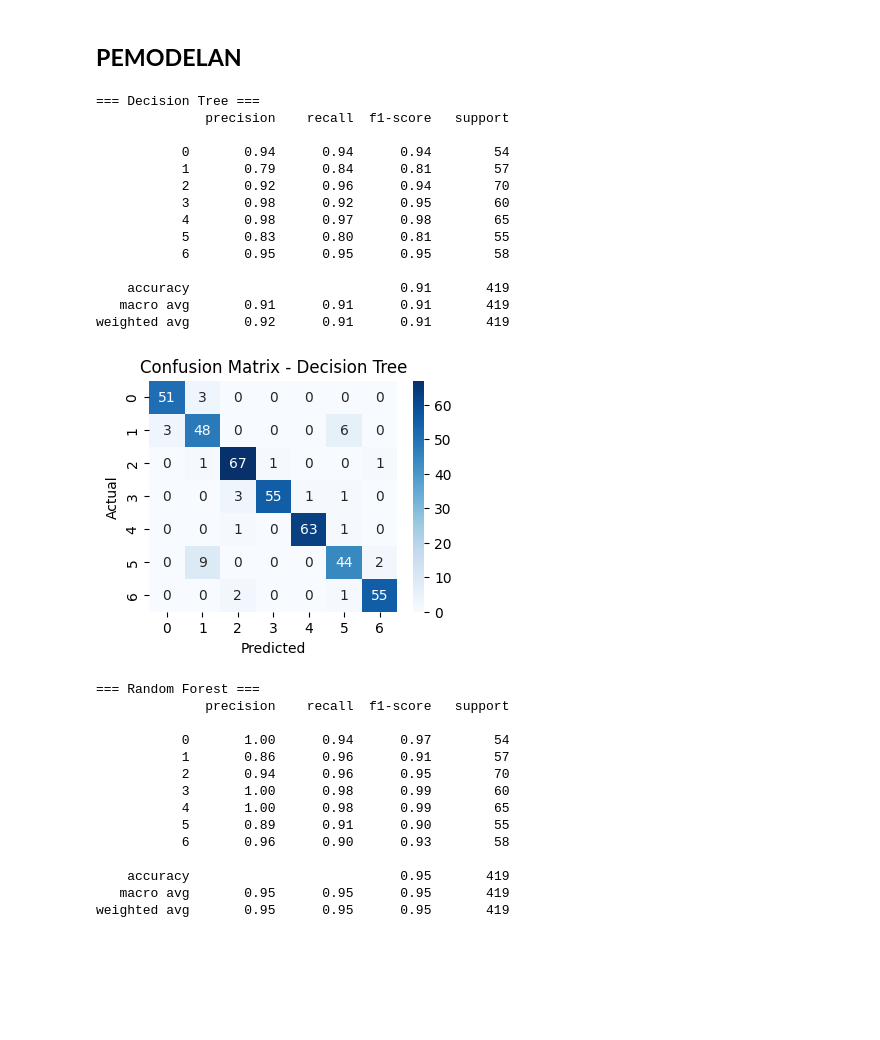
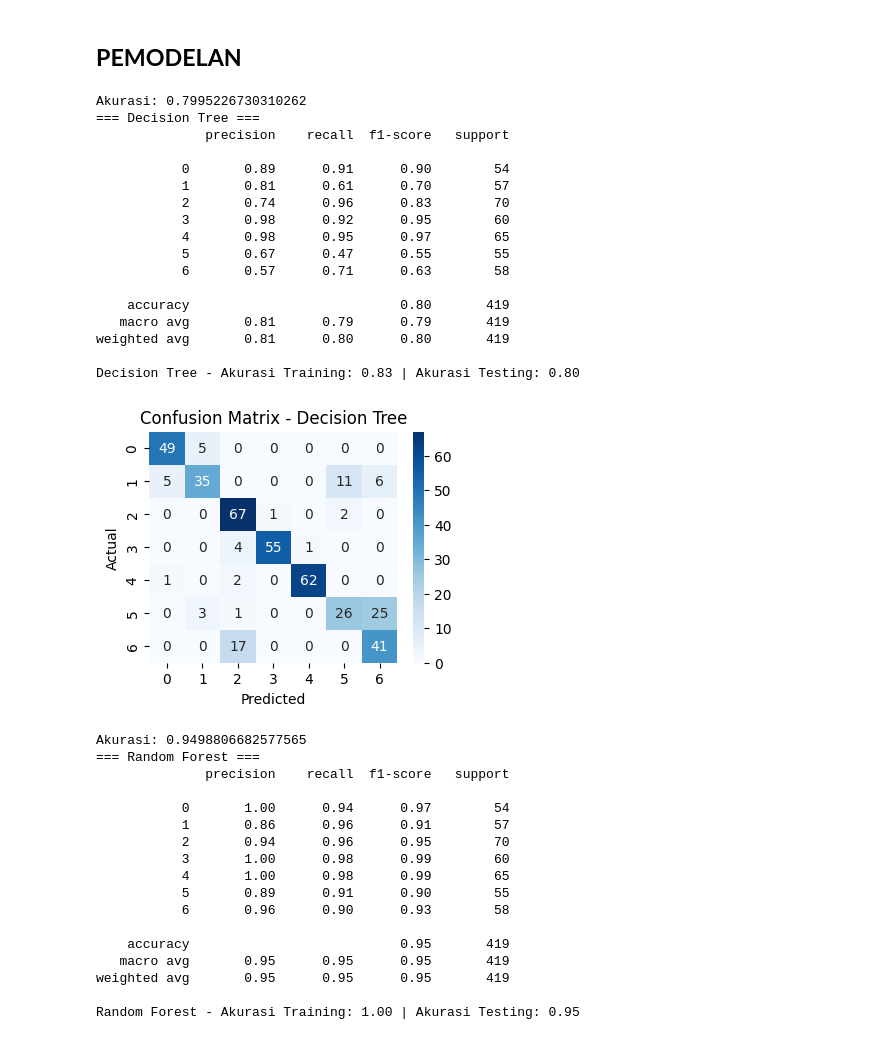
Before and after one commit to ulyazzh/capstone_bengkelkoding, a Jupyter notebook: capstone/capstone3.ipynb, the cells around one changed output. Saved outputs shown, nothing was run; the diff lists cells and outputs as text; code cells hidden in the pictures; blank space fills up the shorter version.

```diff
--- a/capstone/capstone3.ipynb
+++ b/capstone/capstone3.ipynb
@@ -340,7 +340,7 @@ import seaborn as sns
 # %%
 # Inisialisasi model
 models = {
-    "Decision Tree": DecisionTreeClassifier(random_state=42),
+    "Decision Tree": DecisionTreeClassifier(random_state=42, max_depth=5, min_samples_split=10, min_samples_leaf=5),
     "Random Forest": RandomForestClassifier(random_state=42),
     "KNN": KNeighborsClassifier()
 }
@@ -379,48 +379,58 @@ results = {
 for name, model in models.items():
     model.fit(X_train, y_train)
     y_pred = model.predict(X_test)
-
-
 
     # Evaluasi metrik
     acc = accuracy_score(y_test, y_pred)
     prec = precision_score(y_test, y_pred, average='macro', zero_division=0)
     rec = recall_score(y_test, y_pred, average='macro', zero_division=0)
     f1 = f1_score(y_test, y_pred, average='macro', zero_division=0)
 
+    print("Akurasi:", accuracy_score(y_test, y_pred))
     results["Model"].append(name)
     results["Akurasi"].append(acc)
     results["Presisi"].append(prec)
     results["Recall"].append(rec)
     results["F1-Score"].append(f1)
 
     print(f"=== {name} ===")
     print(classification_report(y_test, y_pred, zero_division=0))
 
+    # Misalnya setelah model.fit(X_train, y_train)
+    y_train_pred = model.predict(X_train)
+    train_acc = accuracy_score(y_train, y_train_pred)
+    test_acc = accuracy_score(y_test, y_pred)
+    print(f"{name} - Akurasi Training: {train_acc:.2f} | Akurasi Testing: {test_acc:.2f}")
+
+
         # Confusion Matrix
     cm = confusion_matrix(y_test, y_pred)
     plt.figure(figsize=(4, 3))
     sns.heatmap(cm, annot=True, fmt="d", cmap="Blues")
     plt.title(f'Confusion Matrix - {name}')
     plt.xlabel('Predicted')
     plt.ylabel('Actual')
     plt.show()
 # %% [output]
+Akurasi: 0.7995226730310262
 === Decision Tree ===
               precision    recall  f1-score   support
 
-           0       0.94      0.94      0.94        54
-           1       0.79      0.84      0.81        57
-           2       0.92      0.96      0.94        70
+           0       0.89      0.91      0.90        54
+           1       0.81      0.61      0.70        57
+           2       0.74      0.96      0.83        70
            3       0.98      0.92      0.95        60
-           4       0.98      0.97      0.98        65
-           5       0.83      0.80      0.81        55
-           6       0.95      0.95      0.95        58
+           4       0.98      0.95      0.97        65
+           5       0.67      0.47      0.55        55
+           6       0.57      0.71      0.63        58
 
-    accuracy                           0.91       419
-   macro avg       0.91      0.91      0.91       419
-weighted avg       0.92      0.91      0.91       419
+    accuracy                           0.80       419
+   macro avg       0.81      0.79      0.79       419
+weighted avg       0.81      0.80      0.80       419
+
+Decision Tree - Akurasi Training: 0.83 | Akurasi Testing: 0.80
-[figure, old version]
+[figure, new version]
+Akurasi: 0.9498806682577565
 === Random Forest ===
               precision    recall  f1-score   support
 
@@ -435,4 +445,6 @@ weighted avg       0.92      0.91      0.91       419
     accuracy                           0.95       419
    macro avg       0.95      0.95      0.95       419
 weighted avg       0.95      0.95      0.95       419
+
+Random Forest - Akurasi Training: 1.00 | Akurasi Testing: 0.95
 [figure]
```
Also changed, not shown: parts of 3 cells of this notebook.
